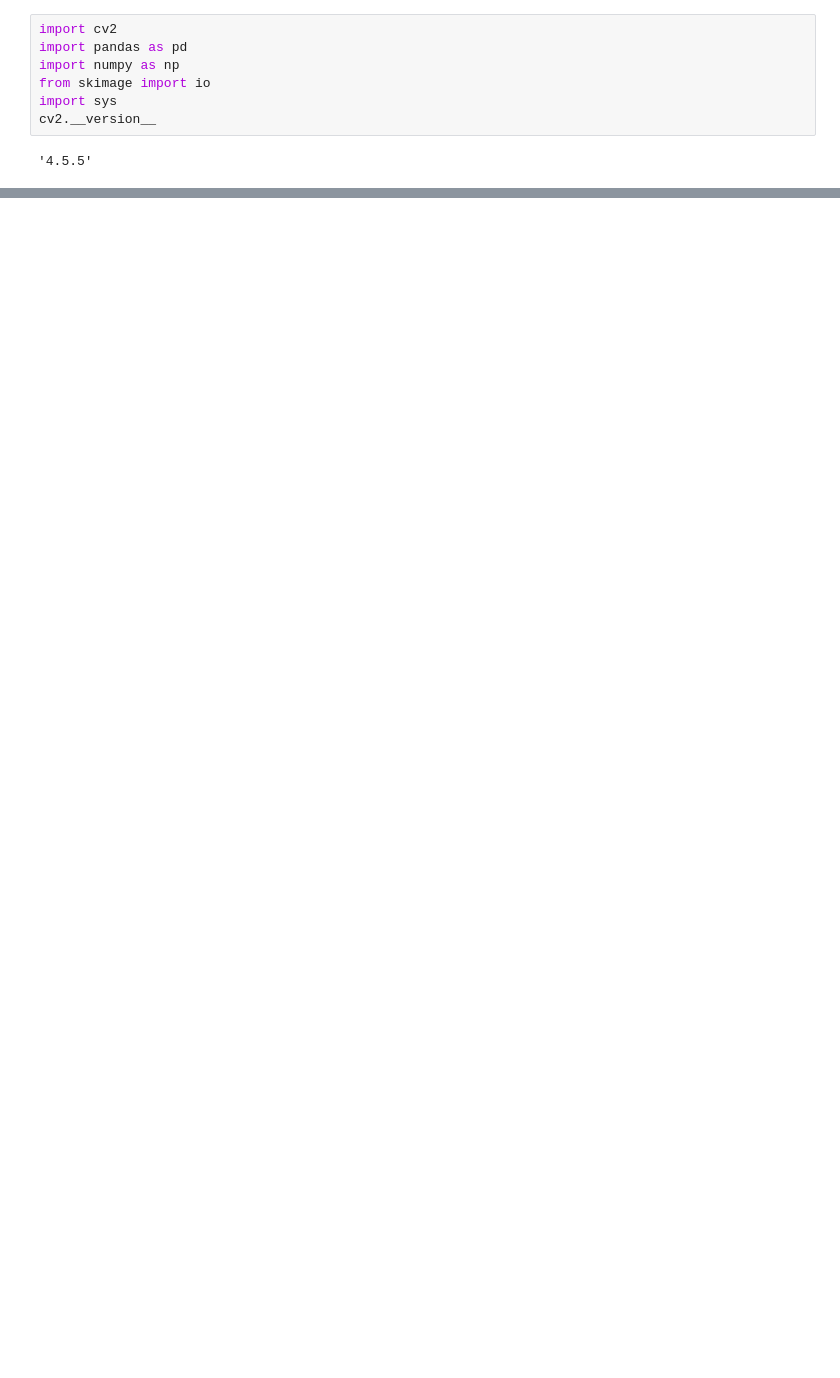
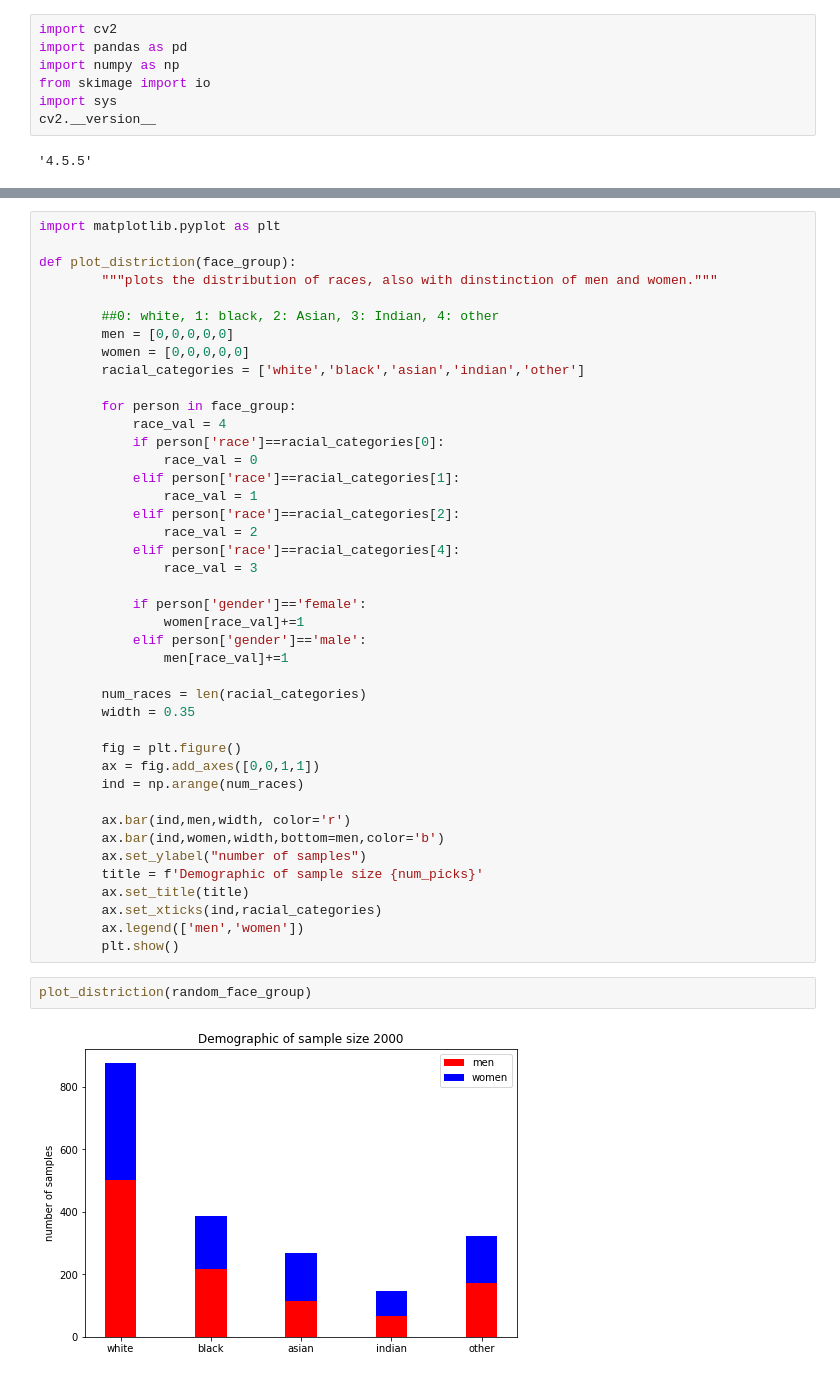
Before and after one commit to l-gund/ds4400_facial_recognition_final_project, a Jupyter notebook: retrieve_facial_demographic_data.ipynb, the cells around one changed output, grey strips where cells are left out. Drawn from its saved outputs; the diff is of its cells as text; blank space fills up the shorter version.

```diff
--- a/retrieve_facial_demographic_data.ipynb
+++ b/retrieve_facial_demographic_data.ipynb
@@ -215,0 +86,46 @@ ConfusionMatrixDisplay(ada_cm).plot()
+# %%
+import matplotlib.pyplot as plt
+
+def plot_distriction(face_group):
+        """plots the distribution of races, also with dinstinction of men and women."""
+
+        ##0: white, 1: black, 2: Asian, 3: Indian, 4: other
+        men = [0,0,0,0,0]
+        women = [0,0,0,0,0]
+        racial_categories = ['white','black','asian','indian','other']
+
+        for person in face_group:
+            race_val = 4
+            if person['race']==racial_categories[0]:
+                race_val = 0
+            elif person['race']==racial_categories[1]:
+                race_val = 1
+            elif person['race']==racial_categories[2]:
+                race_val = 2
+            elif person['race']==racial_categories[4]:
+                race_val = 3
+
+            if person['gender']=='female':
+                women[race_val]+=1
+            elif person['gender']=='male':
+                men[race_val]+=1
+
+        num_races = len(racial_categories)
+        width = 0.35
+
+        fig = plt.figure()
+        ax = fig.add_axes([0,0,1,1])
+        ind = np.arange(num_races)
+
+        ax.bar(ind,men,width, color='r')
+        ax.bar(ind,women,width,bottom=men,color='b')
+        ax.set_ylabel("number of samples")
+        title = f'Demographic of sample size {num_picks}'
+        ax.set_title(title)
+        ax.set_xticks(ind,racial_categories)
+        ax.legend(['men','women'])
+        plt.show()
+# %%
+plot_distriction(random_face_group)
+# %% [output]
+[figure, added]
```
Also changed, not shown: parts of 55 cells of this notebook.
